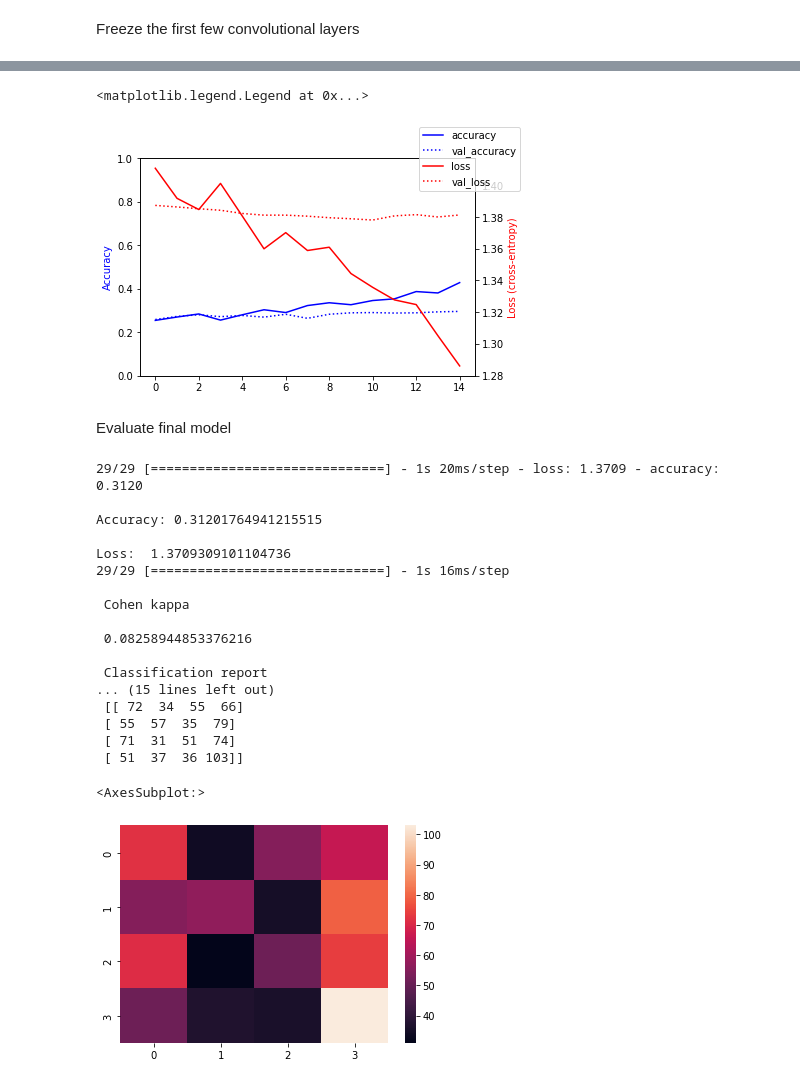
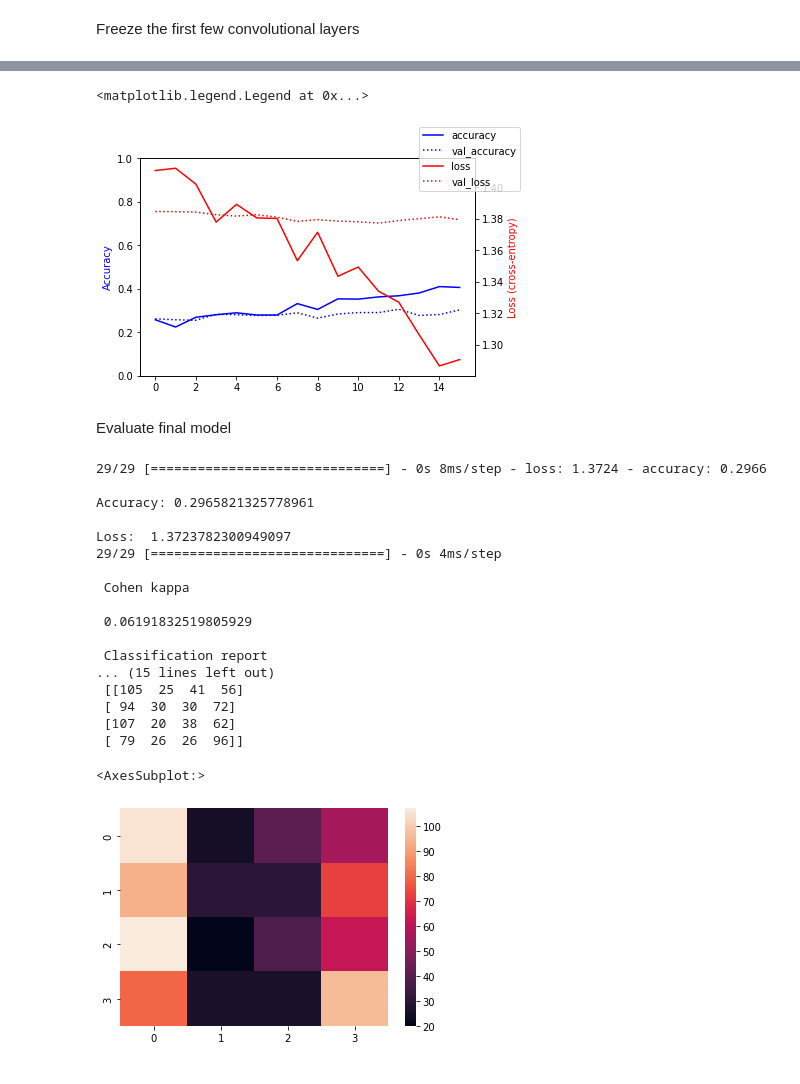
Before and after one commit to James-Mc1ntyre/DeepLearningProject, a Jupyter notebook: DeepLearningProject.ipynb, the cells around one changed output, grey strips where cells are left out. Saved outputs shown, nothing was run; the diff lists cells and outputs as text; code cells hidden in the pictures.

```diff
--- a/DeepLearningProject.ipynb
+++ b/DeepLearningProject.ipynb
@@ -24,7 +24,7 @@ Load saved epochs and labels from preprocessing step
 # %%
 filepath = os.getcwd()
 
-data = np.load(filepath + '\\RecordedProjectData\\preprocessedOnlineDataset_EpochsAndLabels.npz')
+data = np.load(filepath + '\\Data_For_James\\preprocessedOnlineDataset_EpochsAndLabels.npz')
 x_train = data['training_epochs']
 y_train = data['training_labels']
 x_test = data['testing_epochs']
@@ -56,3 +34,8 @@ y_train_OH = to_one_hot(y_train)
+# %%
+lb = LabelBinarizer().fit(["Right", "Left", "Rest", "Tongue"])
+
+y_test_valid_OH = lb.transform(y_test)
+y_train_OH = lb.transform(y_train)
 # %% [markdown]
 Reshape data then apply MinMax scaling, in the same way that the CNN was trained
 # %%
@@ -80,13 +63,13 @@ Apply SMOTE for data augmentation<br>
 Only apply to training set <br>
 Does not apply for online dataset, only for the limited recorded dataset.
 # %%
-# # smote
-# from imblearn.over_sampling import SMOTE
-# sm = SMOTE(random_state=42)
-# x_train_smote, y_train_OH_smote = sm.fit_resample(x_train_scaled, y_train_OH)
-# print('classes count')
-# print ('before oversampling = {}'.format(y_train_OH.sum(axis=0)))
-# print ('after oversampling = {}'.format(y_train_OH_smote.sum(axis=0)))
+# smote
+from imblearn.over_sampling import SMOTE
+sm = SMOTE(random_state=42)
+x_train_smote, y_train_OH_smote = sm.fit_resample(x_train_scaled, y_train_OH)
+print('classes count')
+print ('before oversampling = {}'.format(y_train_OH.sum(axis=0)))
+print ('after oversampling = {}'.format(y_train_OH_smote.sum(axis=0)))
 
-# no smote
-x_train_smote, y_train_OH_smote = x_train_scaled, y_train_OH
+# # no smote
+# x_train_smote, y_train_OH_smote = x_train_scaled, y_train_OH
@@ -460,11 +447,10 @@ autoencoder_loaded = tf.keras.models.load_model(filepath+'\\models\\autoencoderO
 Freeze encoder and add an MLP to the output of the encoder in another network
 # %%
 NewNet = tf.keras.Sequential()
-for layer in autoencoder.encoder.layers[:-1]:
+for layer in autoencoder.encoder.layers:
     layer.trainable = False
     NewNet.add(layer)
 drop_rate = 0.5
-NewNet.add(tf.keras.layers.Dense(296, activation='relu'))
 NewNet.add(tf.keras.layers.Dropout(drop_rate))
 NewNet.add(tf.keras.layers.Dense(148, activation='relu'))
 NewNet.add(tf.keras.layers.Dropout(drop_rate))
@@ -689,7 +675,7 @@ ax2.set_ylabel("Loss (cross-entropy)",  color = 'r')
 fig.legend(['accuracy','val_accuracy','loss','val_loss'])
 # %% [output]
 <matplotlib.legend.Legend at 0x...>
-[figure, old version]
+[figure, new version]
 # %% [markdown]
 Evaluate final model
 # %%
@@ -713,41 +699,41 @@ print('\n Cohen kappa \n\n',
 
 print('\n Classification report \n\n',
   classification_report(
       yTestClass,
       yPredClass,
-       target_names=["Right", "Left", "Rest", "tongue"]
+       target_names=["Right", "Left", "Rest", "Tongue"]
       )
   )
 
 print('\n Confusion matrix \n\n',
   confusion_matrix(
       yTestClass,
       yPredClass,
       )
   )
 
 import seaborn as sns
 sns.heatmap(confusion_matrix(
       yTestClass,
       yPredClass,
       ))
 # %% [output]
-29/29 [==============================] - 1s 20ms/step - loss: 1.3709 - accuracy: 0.3120
+29/29 [==============================] - 0s 8ms/step - loss: 1.3724 - accuracy: 0.2966
 
-Accuracy: 0.31201764941215515
+Accuracy: 0.2965821325778961
 
-Loss:  1.3709309101104736
-29/29 [==============================] - 1s 16ms/step
+Loss:  1.3723782300949097
+29/29 [==============================] - 0s 4ms/step
 
  Cohen kappa
 
- 0.08258944853376216
+ 0.06191832519805929
 
  Classification report
 ... (15 lines left out)
- [[ 72  34  55  66]
- [ 55  57  35  79]
- [ 71  31  51  74]
- [ 51  37  36 103]]
+ [[105  25  41  56]
+ [ 94  30  30  72]
+ [107  20  38  62]
+ [ 79  26  26  96]]
 <AxesSubplot:>
-[figure, old version]
+[figure, new version]
```
Also changed, not shown: parts of 14 cells of this notebook.
